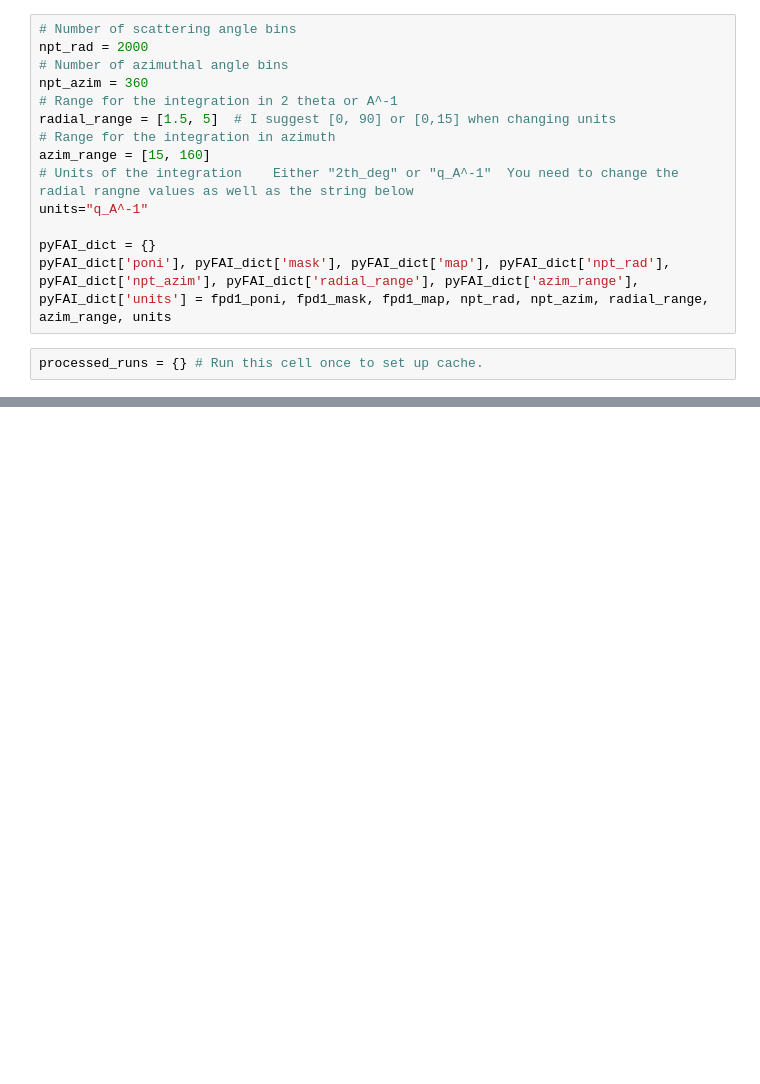
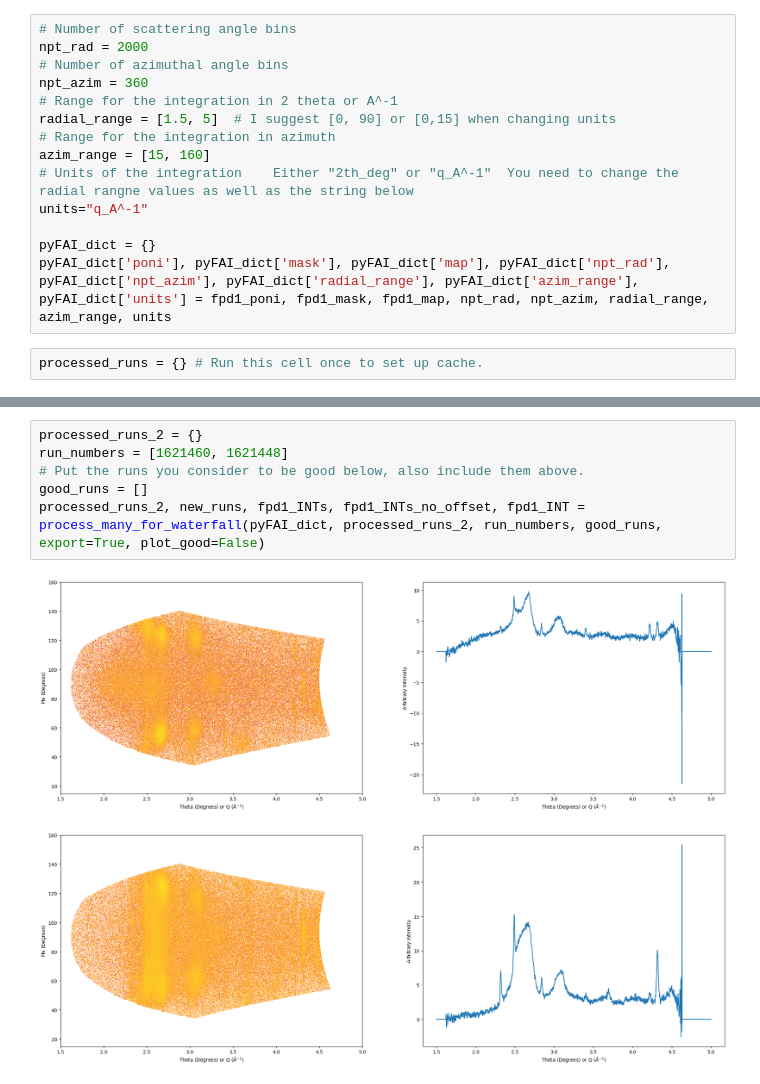
Before and after one commit to mila-fitzgerald/SACLA_RIXS_2025, a Jupyter notebook: XRD/Viewer_SACLA_waterfall.ipynb, the cells around one changed output, grey strips where cells are left out. Saved outputs shown, nothing was run; the diff lists cells and outputs as text; blank space fills up the shorter version.

```diff
--- a/XRD/Viewer_SACLA_waterfall.ipynb
+++ b/XRD/Viewer_SACLA_waterfall.ipynb
@@ -87,0 +97,9 @@ plt.show()
+# %%
+processed_runs_2 = {}
+run_numbers = [1621460, 1621448]
+# Put the runs you consider to be good below, also include them above.
+good_runs = []
+processed_runs_2, new_runs, fpd1_INTs, fpd1_INTs_no_offset, fpd1_INT = process_many_for_waterfall(pyFAI_dict, processed_runs_2, run_numbers, good_runs, export=True, plot_good=False)
+# %% [output]
+[figure, added]
+[figure, added]
```
Also changed, not shown: parts of 5 cells of this notebook, 1 other file.
